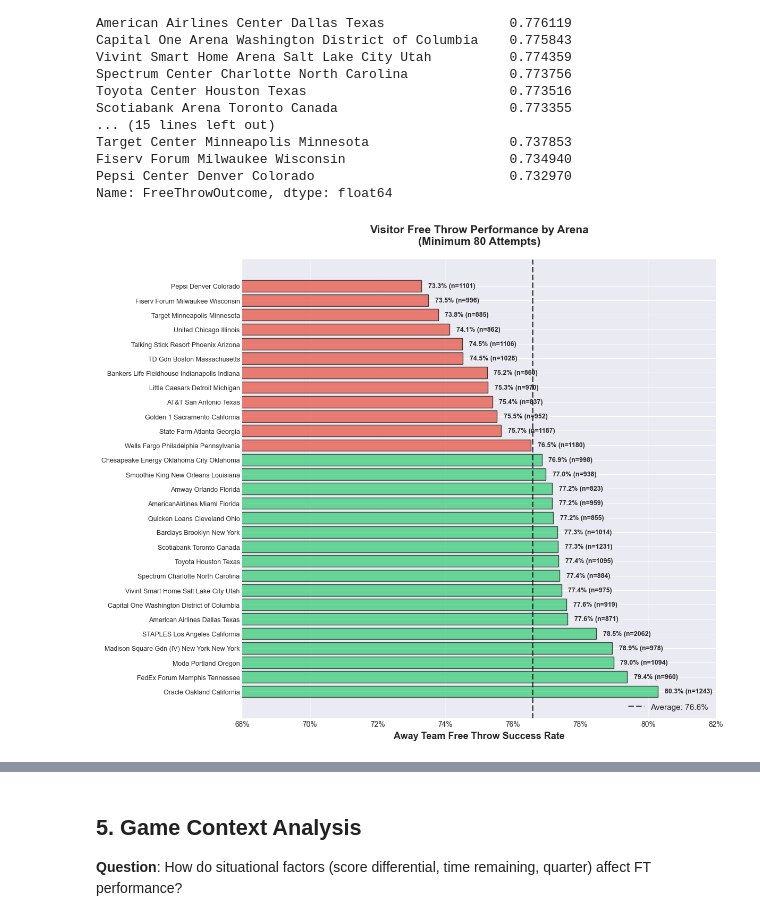
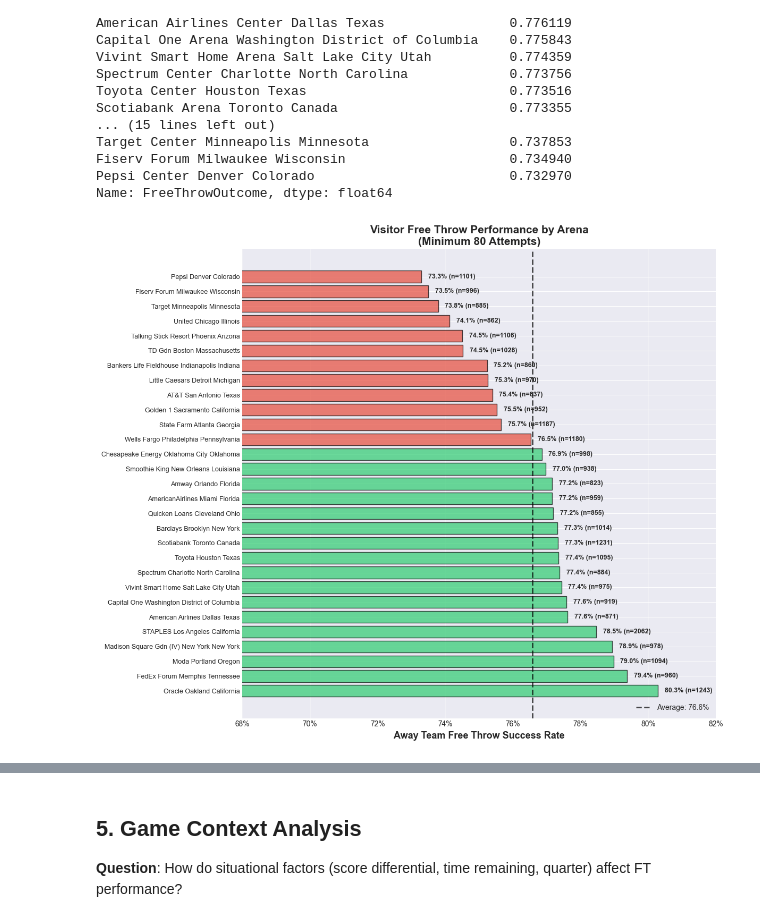
Before and after one commit to Julian16-bit/nba-freethrow-analysis, a Jupyter notebook: analysis.ipynb, the cells around one changed output, grey strips where cells are left out. Saved outputs shown, nothing was run; the diff lists cells and outputs as text; code cells hidden in the pictures.

```diff
--- a/analysis.ipynb
+++ b/analysis.ipynb
@@ -308,40 +245,40 @@ Fiserv Forum Milwaukee Wisconsin                     0.734940
 Pepsi Center Denver Colorado                         0.732970
 Name: FreeThrowOutcome, dtype: float64
 # %%
-# Create horizontal bar chart for better readability with arena names
+# Create horizontal bar chart
 fig, ax = plt.subplots(figsize=(12, 10))
 
 # Color code: green for above average, red for below
 avg_ft_pct = ft_by_arena_sorted.mean()
 colors_arena = ['#2ecc71' if x >= avg_ft_pct else '#e74c3c' for x in ft_by_arena_sorted.values]
 
-bars = ax.barh(range(len(ft_by_arena_sorted)), ft_by_arena_sorted.values,
-               color=colors_arena, alpha=0.7, edgecolor='black', linewidth=1)
+ax.barh(range(len(ft_by_arena_sorted)), ft_by_arena_sorted.values,
+        color=colors_arena, alpha=0.7, edgecolor='black')
 
-# Add value labels and sample sizes
+# Add value labels
 for i, (arena, val) in enumerate(ft_by_arena_sorted.items()):
-    count = ft_counts[arena]
-    ax.text(val + 0.002, i, f'{val:.1%} (n={count})',
+    ax.text(val + 0.002, i, f'{val:.1%} (n={ft_counts[arena]})',
             va='center', fontweight='bold', fontsize=9)
 
 # Add average line
-ax.axvline(avg_ft_pct, color='black', linestyle='--', linewidth=2, label=f'Average: {avg_ft_pct:.1%}', alpha=0.7)
+ax.axvline(avg_ft_pct, color='black', linestyle='--', linewidth=2,
+           label=f'Average: {avg_ft_pct:.1%}', alpha=0.7)
 
-# Shorten arena names for better display
-arena_labels = [arena.replace(' Center', '').replace(' Arena', '').replace(' Garden', ' Gdn')
-                for arena in ft_by_arena_sorted.index]
+# Shorten arena names
+arena_labels = [a.replace(' Center', '').replace(' Arena', '').replace(' Garden', ' Gdn')
+                for a in ft_by_arena_sorted.index]
 
 ax.set_yticks(range(len(ft_by_arena_sorted)))
 ax.set_yticklabels(arena_labels, fontsize=9)
 ax.set_xlabel('Away Team Free Throw Success Rate', fontsize=13, fontweight='bold')
 ax.set_title('Visitor Free Throw Performance by Arena\n(Minimum 80 Attempts)',
-             fontsize=15, fontweight='bold', pad=20)
+             fontsize=15, fontweight='bold')
 ax.set_xlim(0.68, 0.82)
 ax.xaxis.set_major_formatter(plt.FuncFormatter(lambda x, _: f'{x:.0%}'))
-ax.legend(loc='lower right', fontsize=11)
+ax.legend(loc='lower right')
 ax.grid(axis='x', alpha=0.3)
 
 plt.tight_layout()
 plt.show()
 # %% [output]
-[figure, old version]
+[figure, new version]
```
Also changed, not shown: parts of 11 cells of this notebook.
